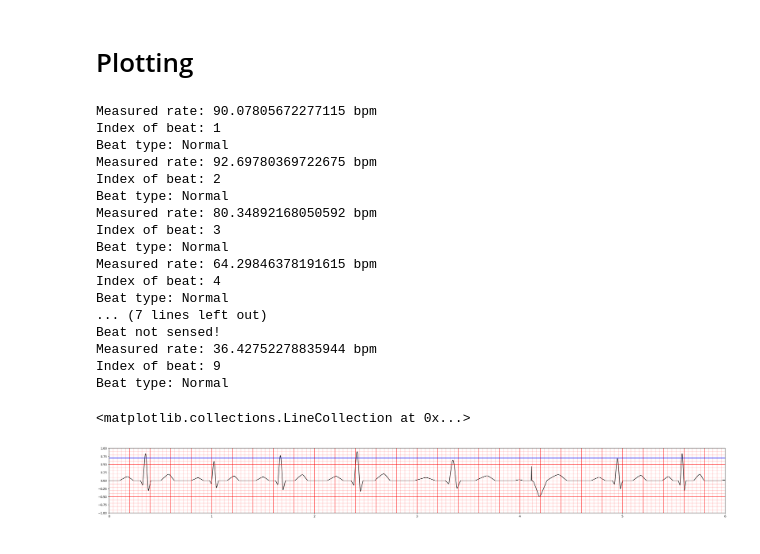
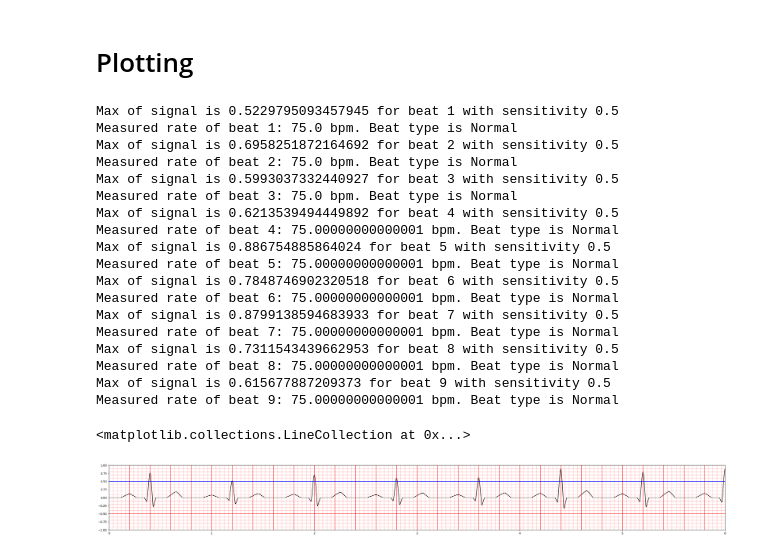
Before and after one commit to joonhaim/edupace, a Jupyter notebook: simulator-interface/ECG waveform/ECG simulation - more organised version.ipynb, the cells around one changed output. Drawn from its saved outputs; the diff is of its cells as text; code cells hidden in the pictures.

```diff
--- a/simulator-interface/ECG waveform/ECG simulation - more organised version.ipynb
+++ b/simulator-interface/ECG waveform/ECG simulation - more organised version.ipynb
@@ -128,11 +128,12 @@ def stitch_beats_new(ecg_func, beat_list, gap, regularity, sensitivity,rate):
 
             #Increase time since last sensed event if beat is not sensed
             if np.max(y_temp) < sensitivity:
-                print('Beat not sensed!')
+                print(f'Beat number {i} not sensed!')
                 time_since_sensed += np.max(x_temp)
                 #If time since last sensed event exceeds max time, append a paced beat
                 if time_since_sensed >= max_time_since_sensed:
                     beat_list.append("Ventricular pacing")
+                    time_since_sensed = 0 #Reset time since sensed after pacing
                 else:
                     beat_list.append('Normal')
 
@@ -156,19 +157,17 @@ def stitch_beats_new(ecg_func, beat_list, gap, regularity, sensitivity,rate):
             y_temp = y_temp*scaling_factor_y
 
             #Determine gap based on regularity of heart rhythm
-            #Bc of scaling factor in x, either need to recalculate gap or get rid of scaling factor in x,
-            #otherwise heart rate will always be irregular regardless of regularity input
             if regularity == 'Irregular':
-                gap = gap + np.random.random()*gap
+                gap += np.random.random()*gap
             x_temp_shifted = x_temp + offset + gap
 
             x = np.concatenate((x, x_temp_shifted), axis=0)
             y = np.concatenate((y, y_temp), axis=0)
             offset = np.max(x_temp_shifted)
 
-
+            print(f'Max of signal is {np.max(y_temp)} for beat {i} with sensitivity {sensitivity}')
             if np.max(y_temp) < sensitivity: #Increase time since last sensed event if beat is not sensed
-                print('Beat not sensed!')
+                print(f'Beat {i} not sensed!')
                 time_since_sensed += np.max(x_temp) + gap
                 #If time since last sensed event exceeds max time, append a paced beat
                 if time_since_sensed >= max_time_since_sensed:
@@ -180,15 +179,13 @@ def stitch_beats_new(ecg_func, beat_list, gap, regularity, sensitivity,rate):
                 RR_dist = x_temp_shifted[np.argmax(y_temp)]-R_location
                 #Convert distance between R waves to bpm
                 measured_rate = 1500*0.04/RR_dist
-                print(f'Measured rate: {measured_rate} bpm')
-                print(f'Index of beat: {i}')
-                print(f'Beat type: {beat_list[i]}')
+                print(f'Measured rate of beat {i}: {measured_rate} bpm. Beat type is {beat_list[i]}')
 
                 #Update R_location for next iteration
                 if beat_list[i] == "Ventricular pacing":
-                    R_location = x_temp_shifted[np.argmin(y_temp)]
+                    R_location = x_temp_shifted[np.argmin(y_temp)] #R wave is at minimum for paced beat
                 else:
-                    R_location = x_temp_shifted[np.argmax(y_temp)]
+                    R_location = x_temp_shifted[np.argmax(y_temp)] #R wave is at maximum for normal beat
 
                 if measured_rate < rate: #If the measured rate is less than the programmed rate, append a paced beat and then a normal beat
                     beat_list.append("Ventricular pacing")
@@ -205,50 +202,52 @@ def stitch_beats_new(ecg_func, beat_list, gap, regularity, sensitivity,rate):
 t = np.linspace(0,1,101)
 beats = ['Normal']
 patient_HR = 75
 gap = heart_rate(patient_HR)
-x_ecg, y_ecg = stitch_beats_new(ECG_wave, beats, gap, regularity='Irregular', sensitivity=0.5, rate=70)
+sensitivity = 0.5
+x_ecg, y_ecg = stitch_beats_new(ECG_wave, beats, gap, regularity='Regular', sensitivity=sensitivity, rate=70)
 
 fig, ax = plt.subplots(figsize=(38, 4))
 ax.plot(x_ecg, y_ecg, color='black')
 ax.set_xlim(0, 6)
 ax.set_ylim(-1, 1)
 
 # compute line positions
 big_lines_v = np.arange(0, 6, 0.2)
 small_lines_v = np.arange(0, 6, 0.04)
 big_lines_h = np.arange(-1.5, 1.5, 1)
 small_lines_h = np.arange(-1.5, 1.5, 0.1)
 
 ymin, ymax = ax.get_ylim()
 xmin, xmax = ax.get_xlim()
 
 # draw vertical lines (from ymin to ymax) in a single call each
 ax.vlines(big_lines_v, ymin, ymax, colors='red', alpha=0.7, linewidth=1.5)
 ax.vlines(small_lines_v, ymin, ymax, colors='red', alpha=0.3, linewidth=1)
 
 # draw horizontal lines (from xmin to xmax)
 ax.hlines(big_lines_h, xmin, xmax, colors='red', alpha=0.7, linewidth=1.5)
 ax.hlines(small_lines_h, xmin, xmax, colors='red', alpha=0.3, linewidth=1)
 
 #Line to indicate sensitivity setting
-ax.hlines(0.7, xmin, xmax, colors='blue', alpha=1, linewidth=1.5)
+ax.hlines(sensitivity, xmin, xmax, colors='blue', alpha=1, linewidth=1.5)
 # %% [output]
-Measured rate: 90.07805672277115 bpm
-Index of beat: 1
-Beat type: Normal
-Measured rate: 92.69780369722675 bpm
-Index of beat: 2
-Beat type: Normal
-Measured rate: 80.34892168050592 bpm
-Index of beat: 3
-Beat type: Normal
-Measured rate: 64.29846378191615 bpm
-Index of beat: 4
-Beat type: Normal
-... (7 lines left out)
-Beat not sensed!
-Measured rate: 36.42752278835944 bpm
-Index of beat: 9
-Beat type: Normal
+Max of signal is 0.5229795093457945 for beat 1 with sensitivity 0.5
+Measured rate of beat 1: 75.0 bpm. Beat type is Normal
+Max of signal is 0.6958251872164692 for beat 2 with sensitivity 0.5
+Measured rate of beat 2: 75.0 bpm. Beat type is Normal
+Max of signal is 0.5993037332440927 for beat 3 with sensitivity 0.5
+Measured rate of beat 3: 75.0 bpm. Beat type is Normal
+Max of signal is 0.6213539494449892 for beat 4 with sensitivity 0.5
+Measured rate of beat 4: 75.00000000000001 bpm. Beat type is Normal
+Max of signal is 0.886754885864024 for beat 5 with sensitivity 0.5
+Measured rate of beat 5: 75.00000000000001 bpm. Beat type is Normal
+Max of signal is 0.7848746902320518 for beat 6 with sensitivity 0.5
+Measured rate of beat 6: 75.00000000000001 bpm. Beat type is Normal
+Max of signal is 0.8799138594683933 for beat 7 with sensitivity 0.5
+Measured rate of beat 7: 75.00000000000001 bpm. Beat type is Normal
+Max of signal is 0.7311543439662953 for beat 8 with sensitivity 0.5
+Measured rate of beat 8: 75.00000000000001 bpm. Beat type is Normal
+Max of signal is 0.615677887209373 for beat 9 with sensitivity 0.5
+Measured rate of beat 9: 75.00000000000001 bpm. Beat type is Normal
 <matplotlib.collections.LineCollection at 0x...>
-[figure, old version]
+[figure, new version]
```
